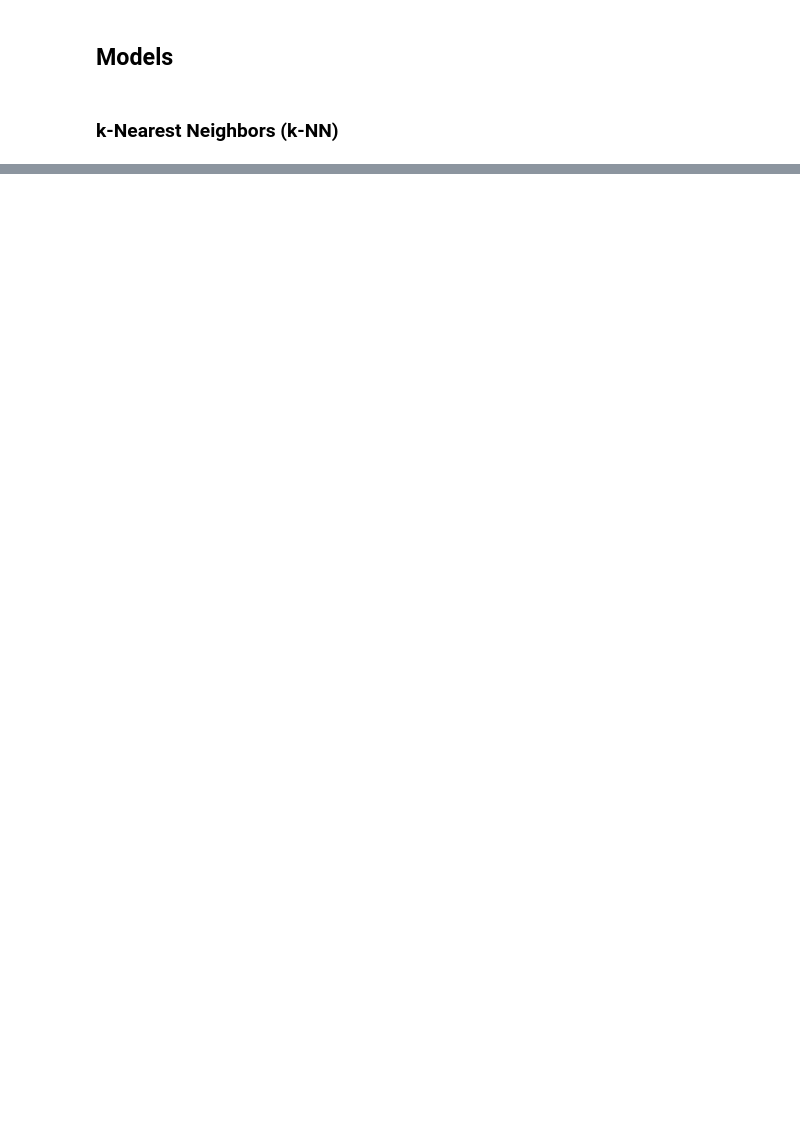
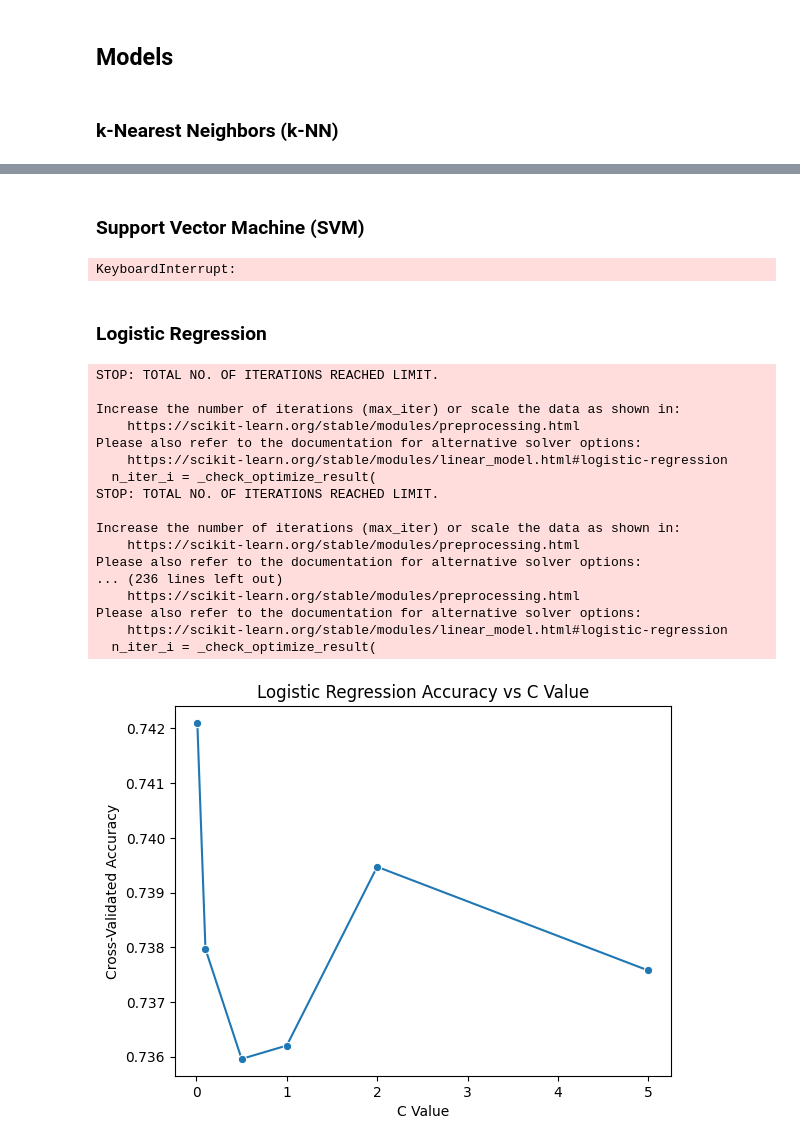
Before and after one commit to diogovenade/ia-academic-success, a Jupyter notebook: academic_success.ipynb, the cells around one changed output, grey strips where cells are left out. Saved outputs shown, nothing was run; the diff lists cells and outputs as text; code cells hidden in the pictures; blank space fills up the shorter version.

```diff
--- a/academic_success.ipynb
+++ b/academic_success.ipynb
@@ -198,0 +401,79 @@ print("Confusion Matrix:\n", cm)
+# %% [markdown]
+### Support Vector Machine (SVM)
+# %%
+# Try different C values for SVM and plot accuracy
+from sklearn.svm import SVC
+from sklearn.model_selection import cross_val_score
+
+svm_C_values = [0.1, 0.5, 1, 2, 5]
+svm_scores = []
+
+for c in tqdm(svm_C_values, desc="Evaluating C values"):
+    svm = SVC(C=c, kernel='rbf', random_state=42)
+    score = cross_val_score(svm, X_train_s, y_train, cv=3)
+    svm_scores.append(np.mean(score))
+
+sb.lineplot(x=svm_C_values, y=svm_scores, marker='o')
+plt.xlabel("C Value")
+plt.ylabel("Cross-Validated Accuracy")
+plt.title("SVM Accuracy vs C Value")
+plt.show()
+# %% [output]
+KeyboardInterrupt:
+# %%
+from sklearn.svm import SVC
+
+svm = SVC(kernel='rbf', random_state=42)
+svm.fit(X_train_s, y_train)
+y_pred_svm = svm.predict(X_test_s)
+
+accuracy_svm = accuracy_score(y_test, y_pred_svm)
+precision_svm = precision_score(y_test, y_pred_svm, average='weighted')
+recall_svm = recall_score(y_test, y_pred_svm, average='weighted')
+f1_svm = f1_score(y_test, y_pred_svm, average='weighted')
+cm_svm = confusion_matrix(y_test, y_pred_svm)
+
+print("Accuracy:", accuracy_svm)
+print("Precision:", precision_svm)
+print("Recall:", recall_svm)
+print("F1 Score:", f1_svm)
+print("Confusion Matrix:\n", cm_svm)
+# %% [markdown]
+### Logistic Regression
+# %%
+# Try different C values for Logistic Regression and plot accuracy
+from sklearn.linear_model import LogisticRegression
+from sklearn.model_selection import cross_val_score
+
+lr_C_values = [0.01, 0.1, 0.5, 1, 2, 5]
+lr_scores = []
+
+for c in tqdm(lr_C_values, desc="Evaluating C values"):
+    lr = LogisticRegression(C=c, max_iter=200, random_state=42)
+    score = cross_val_score(lr, X_train_s, y_train, cv=3)
+    lr_scores.append(np.mean(score))
+
+sb.lineplot(x=lr_C_values, y=lr_scores, marker='o')
+plt.xlabel("C Value")
+plt.ylabel("Cross-Validated Accuracy")
+plt.title("Logistic Regression Accuracy vs C Value")
+plt.show()
+# %% [output]
+STOP: TOTAL NO. OF ITERATIONS REACHED LIMIT.
+
+Increase the number of iterations (max_iter) or scale the data as shown in:
+    https://scikit-learn.org/stable/modules/preprocessing.html
+Please also refer to the documentation for alternative solver options:
+    https://scikit-learn.org/stable/modules/linear_model.html#logistic-regression
+  n_iter_i = _check_optimize_result(
+STOP: TOTAL NO. OF ITERATIONS REACHED LIMIT.
+
+Increase the number of iterations (max_iter) or scale the data as shown in:
+    https://scikit-learn.org/stable/modules/preprocessing.html
+Please also refer to the documentation for alternative solver options:
+... (236 lines left out)
+    https://scikit-learn.org/stable/modules/preprocessing.html
+Please also refer to the documentation for alternative solver options:
+    https://scikit-learn.org/stable/modules/linear_model.html#logistic-regression
+  n_iter_i = _check_optimize_result(
+[figure, added]
```
Also changed, not shown: parts of 28 cells of this notebook.
